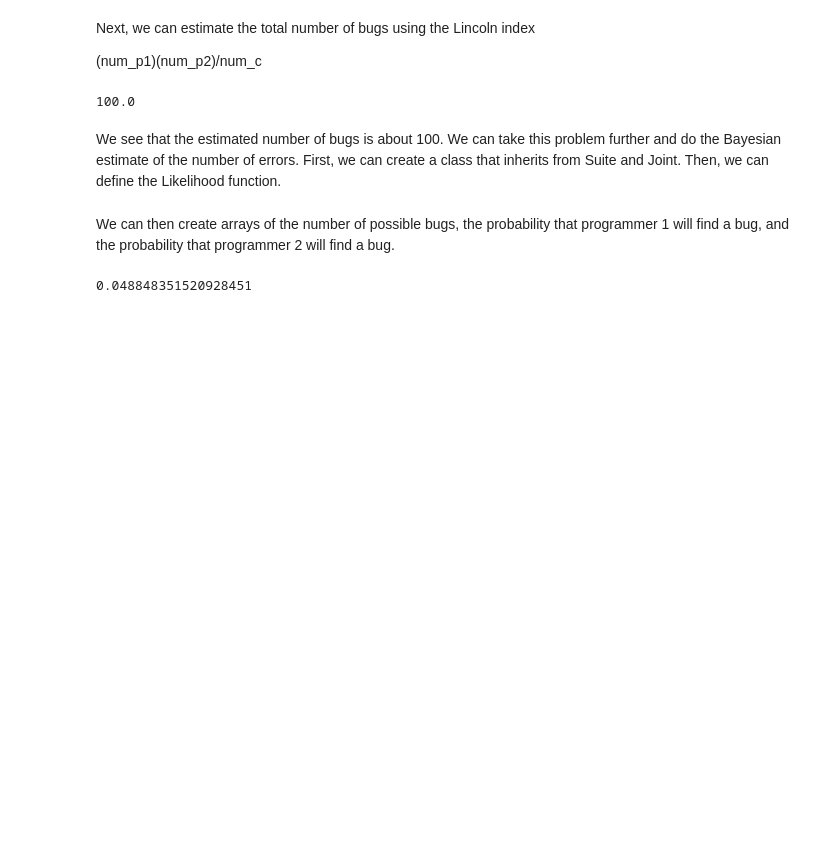
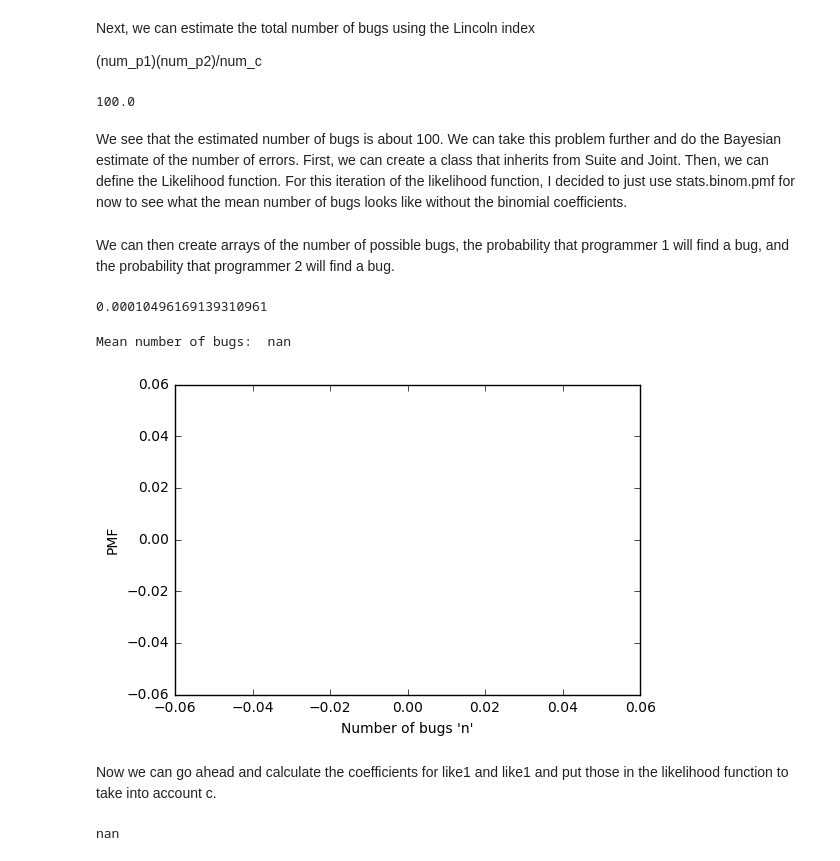
Before and after one commit to cmoser96/ThinkBayes2, a Jupyter notebook: code/report03.ipynb, the cells around one changed output. Drawn from its saved outputs; the diff is of its cells as text; code cells hidden in the pictures; blank space fills up the shorter version.

```diff
--- a/code/report03.ipynb
+++ b/code/report03.ipynb
@@ -67,7 +118,7 @@ num_p1*num_p2/num_c
 # %% [output]
 100.0
 # %% [markdown]
-We see that the estimated number of bugs is about 100. We can take this problem further and do the Bayesian estimate of the number of errors. First, we can create a class that inherits from Suite and Joint. Then, we can define the Likelihood function.
+We see that the estimated number of bugs is about 100. We can take this problem further and do the Bayesian estimate of the number of errors. First, we can create a class that inherits from Suite and Joint. Then, we can define the Likelihood function. For this iteration of the likelihood function, I decided to just use stats.binom.pmf for now to see what the mean number of bugs looks like without the binomial coefficients.
 # %%
 class Bugfinder(Suite, Joint):
     def __init__(self, n, p1, p2):
@@ -100,16 +151,24 @@ class Bugfinder(Suite, Joint):
         like1 = stats.binom.pmf(k1, n, p1)
         like2 = stats.binom.pmf(k2, n, p2)
 
-        return like1 + like2
+        return like1 * like2
 # %% [markdown]
 We can then create arrays of the number of possible bugs, the probability that programmer 1 will find a bug, and the probability that programmer 2 will find a bug.
 # %%
-n = np.linspace(32, 40)
-p1 = np.linspace(0,1,10)
-p2 = np.linspace(0,1,10)
-
-b = Bugfinder(n, p1, p2)
+n = np.linspace(0, 400)
+p1 = np.linspace(0,1,101)
+p2 = np.linspace(0,1,101)
 # %%
+b = Bugfinder(n, p1, p2)
 b.Update((20,15,3))
 # %% [output]
-0.048848351520928451
+0.00010496169139310961
+# %%
+thinkplot.Pdf(b.Marginal(0))
+thinkplot.Config(xlabel = "Number of bugs 'n'", ylabel = "PMF")
+print("Mean number of bugs: ", b.Marginal(0).Mean())
+# %% [output]
+Mean number of bugs:  nan
+[figure, added]
+# %% [markdown]
+Now we can go ahead and calculate the coefficients for like1 and like1 and put those in the likelihood function to take into account c.
@@ -115,0 +212,5 @@ b.Update((20,15,3))
+# %%
+b = Bugfinder(n, p1, p2)
+b.Update((20,15,3))
+# %% [output]
+nan
```
Also changed, not shown: parts of 13 cells of this notebook, 1 other file.
